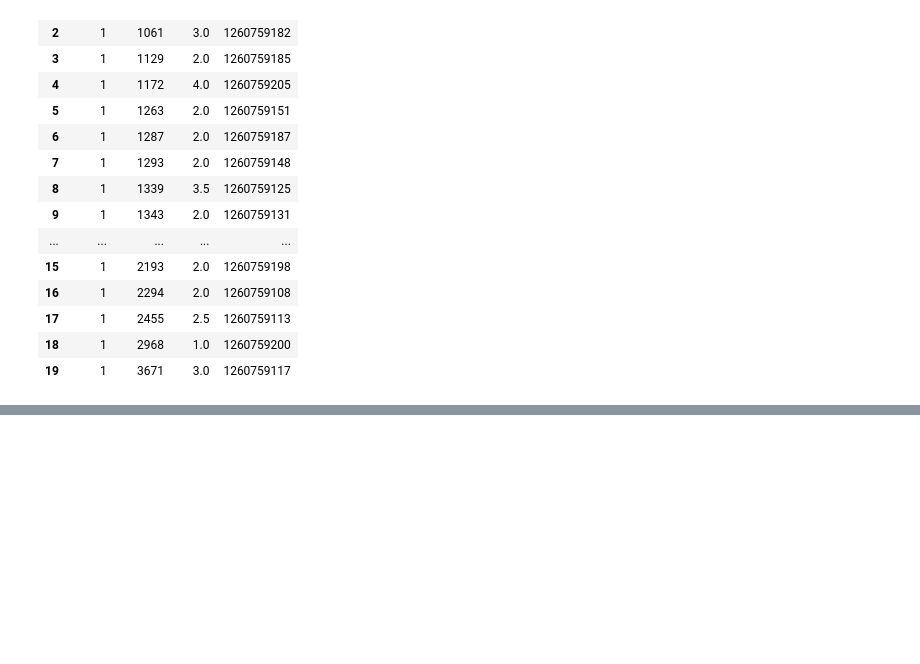
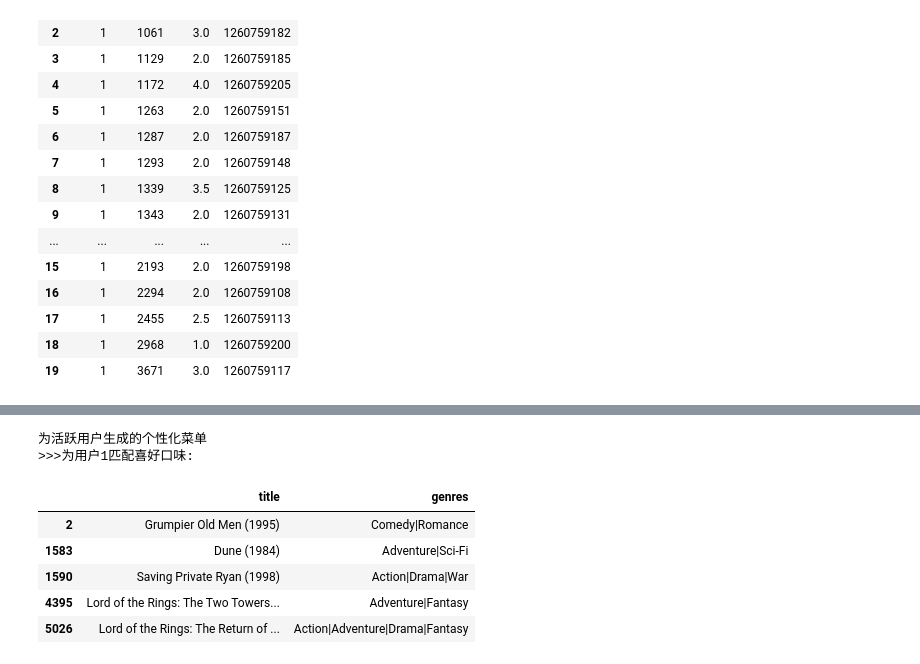
Before and after one commit to hachimi-1/Movie-Recommendation-system, a Jupyter notebook: movielens.ipynb, the cells around one changed output, grey strips where cells are left out. Saved outputs shown, nothing was run; the diff lists cells and outputs as text; code cells hidden in the pictures; blank space fills up the shorter version.

```diff
--- a/movielens.ipynb
+++ b/movielens.ipynb
@@ -217,0 +246,10 @@ get_user_recommendations(user_movie_matrix.index[0])
+# %%
+#计算Pearson相关系数
+from sklearn.metrics.pairwise import cosine_similarity
+#计算更新后的相似度
+user_sim_improved=cosine_similarity(user_movie_matrix_final)
+#转换成DataFrame
+user_sim_df_improved=pd.DataFrame(user_sim_improved,
+                               index=user_movie_matrix.index,
+                               columns=user_movie_matrix.index)
+print(user_sim_df_improved.head())
@@ -217,0 +274,35 @@ get_user_recommendations(user_movie_matrix.index[0])
+# %%
+#编写混合推荐
+def get_hybird_recommendations(user_id,top_n=5):
+    #1.用户看过超过20部
+    if user_id in user_sim_df_improved.index:
+        #1.找最像的10名用户
+        similar_users=user_sim_df_improved[user_id].sort_values(ascending=False)[1:11].index
+        #2.找10名用户看过但该用户没看过的电影
+        user_watched=ratings[ratings['userId']==user_id]['movieId']
+        neighbor_ratings=ratings[ratings['userId'].isin(similar_users)]
+        recommendations=neighbor_ratings[~neighbor_ratings['movieId'].isin(user_watched)]
+        #3.按平均排序
+        res=recommendations.groupby('movieId')['rating'].mean().sort_values(ascending=False).head(top_n)
+        print(f">>>为用户{user_id}匹配喜好口味:")
+        return movies[movies['movieId'].isin(res.index)][['title','genres']]
+    #2.用户不在矩阵中
+    else:
+        #1.按热度排序推荐
+        popular_movies=ratings.groupby('movieId')['rating'].count().sort_values(ascending=False).head(top_n)
+        print(f">>>识别为新用户{user_id},正在进行热度补偿推荐:")
+        return movies[movies['movieId'].isin(popular_movies.index)][['title','genres']]
+# %%
+#测试1：1号活跃用户
+print("为活跃用户生成的个性化菜单")
+res_active=get_hybird_recommendations(1)
+display(res_active)
+# %% [output]
+为活跃用户生成的个性化菜单
+>>>为用户1匹配喜好口味:
+|  | title | genres |
+| 2 | Grumpier Old Men (1995) | Comedy|Romance |
+| 1583 | Dune (1984) | Adventure|Sci-Fi |
+| 1590 | Saving Private Ryan (1998) | Action|Drama|War |
+| 4395 | Lord of the Rings: The Two Towers... | Adventure|Fantasy |
+| 5026 | Lord of the Rings: The Return of ... | Action|Adventure|Drama|Fantasy |
```
Also changed, not shown: parts of 8 cells of this notebook.
